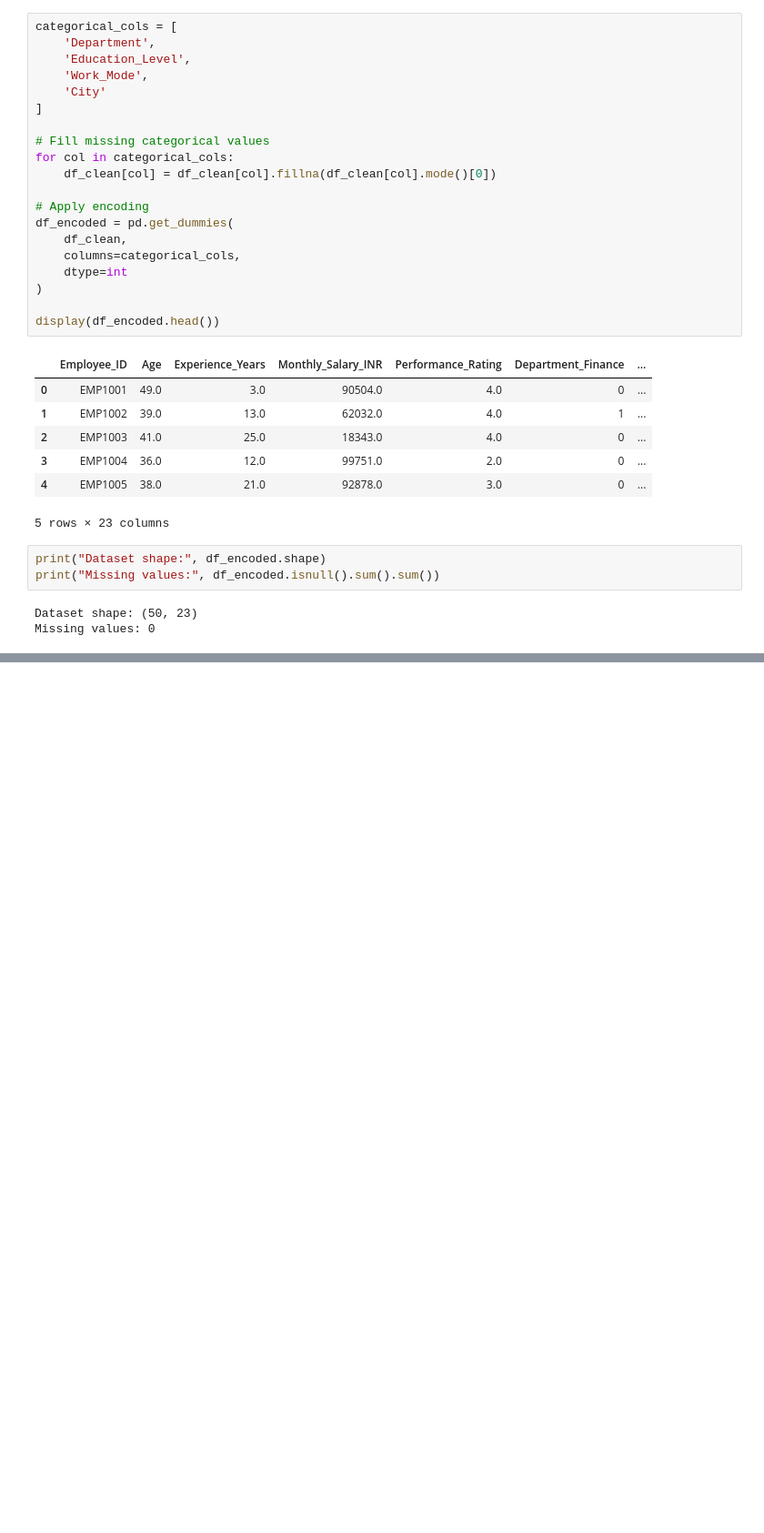
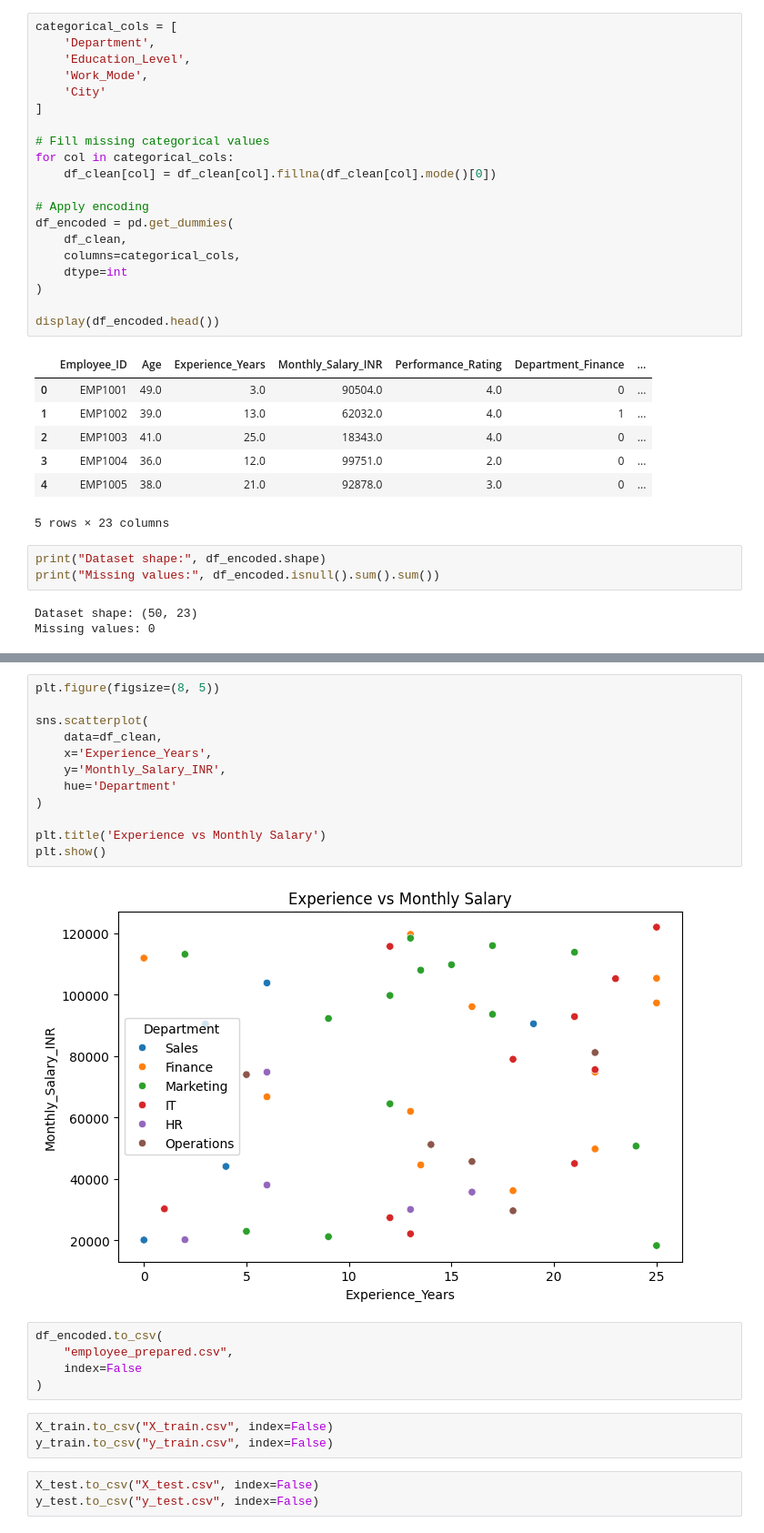
Before and after one commit to swanujoshi/AI-Selfstudy, a Jupyter notebook: Day-6(Mini-project).ipynb, the cells around one changed output, grey strips where cells are left out. Shown at 91% size. Cells and saved outputs as stored; diff of their text form; blank space fills up the shorter version.

```diff
--- a/Day-6(Mini-project).ipynb
+++ b/Day-6(Mini-project).ipynb
@@ -357,0 +420,25 @@ Missing values: 0
+# %%
+plt.figure(figsize=(8, 5))
+
+sns.scatterplot(
+    data=df_clean,
+    x='Experience_Years',
+    y='Monthly_Salary_INR',
+    hue='Department'
+)
+
+plt.title('Experience vs Monthly Salary')
+plt.show()
+# %% [output]
+[figure, added]
+# %%
+df_encoded.to_csv(
+    "employee_prepared.csv",
+    index=False
+)
+# %%
+X_train.to_csv("X_train.csv", index=False)
+y_train.to_csv("y_train.csv", index=False)
+# %%
+X_test.to_csv("X_test.csv", index=False)
+y_test.to_csv("y_test.csv", index=False)
```
Also changed, not shown: parts of 7 cells of this notebook.
